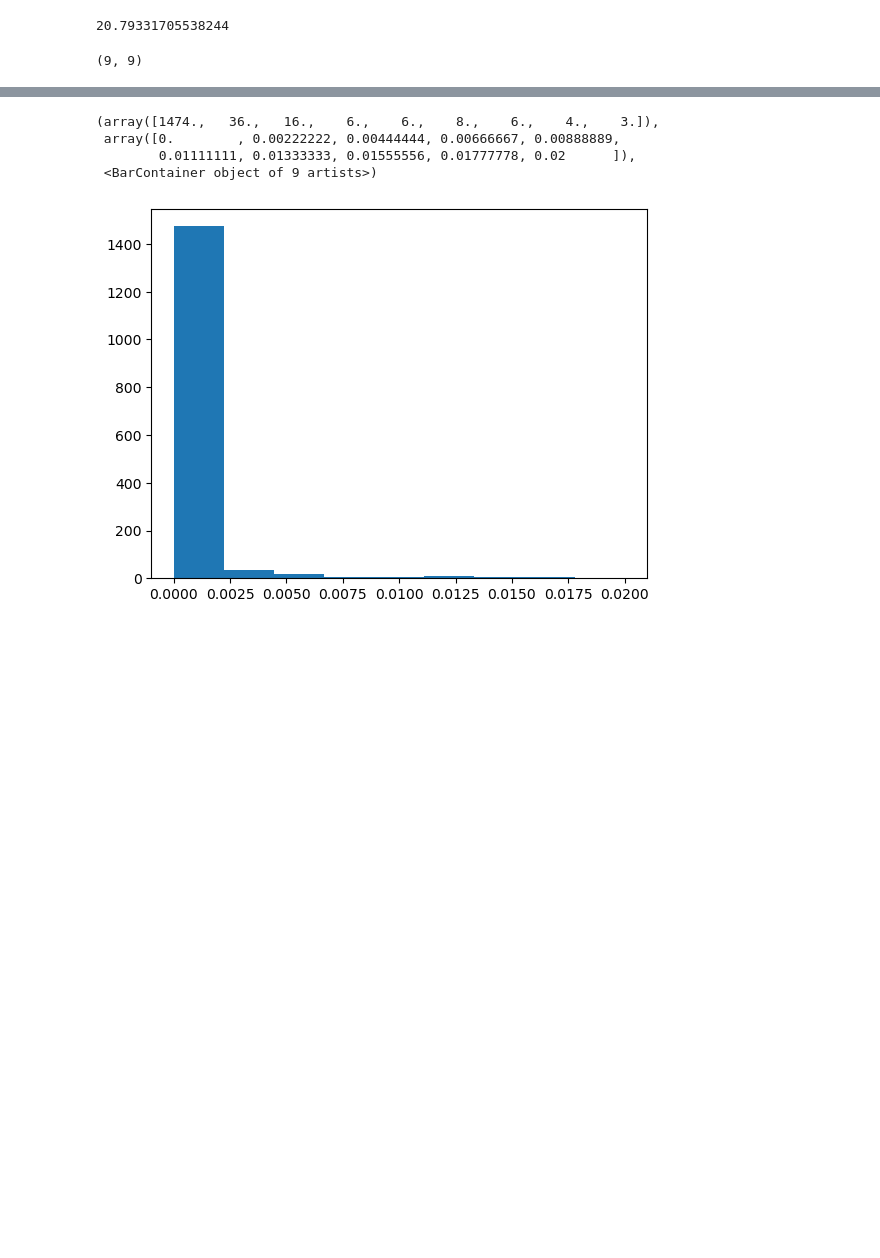
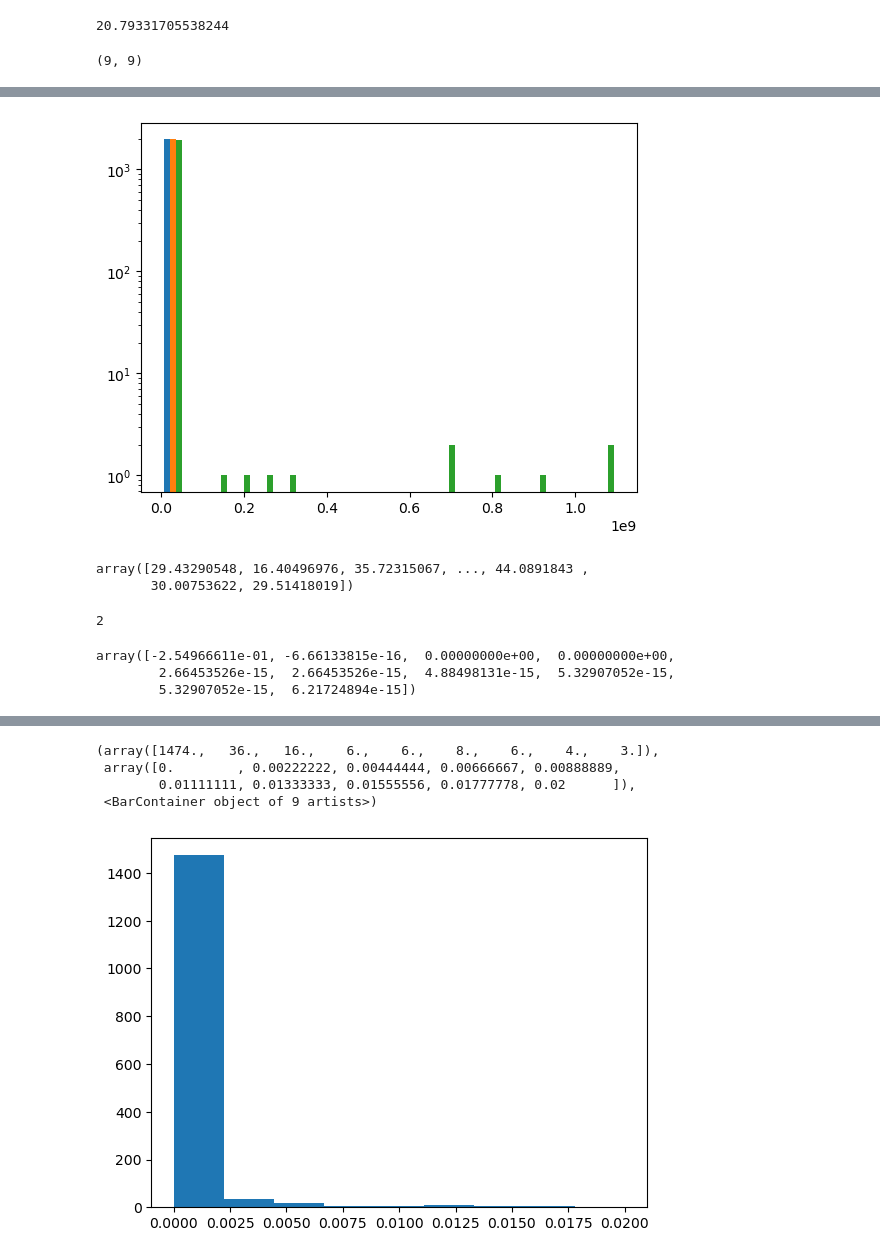
Before and after one commit to youtao1999/CT_MPS, a Jupyter notebook: FM_coherence.ipynb, the cells around one changed output, grey strips where cells are left out. Cells and saved outputs as stored; diff of their text form; code cells hidden in the pictures; blank space fills up the shorter version.

```diff
--- a/FM_coherence.ipynb
+++ b/FM_coherence.ipynb
@@ -45,12 +45,23 @@ np.array(data['coh_mat']).shape
 # %% [output]
 (9, 9)
 # %%
-L=30
+L=60
 params_list=[
 # ({'nu':0,'de':1,},{'L':np.arange(10,31,10),'p_ctrl':[0.4,.5,0.59],'p_proj':np.linspace(0.0,0.0,1),'s':np.arange(0,20)}),
 # ({'nu':0,'de':1,},{'L':np.arange(10,31,10),'p_ctrl':[.5,0.4,0.59],'p_proj':np.linspace(0.0,0.0,1),'s':np.arange(0,2000)}),
 # ({'nu':0,'de':1,},{'s':np.arange(0,2000),'L':[L],'p_ctrl':[0.4,0.45,0.47,0.49,0.5,0.51,0.53,0.55,0.6],'p_proj':np.linspace(0.0,0.0,1),}),
-({'nu':0,'de':1,},{'s':np.arange(0,2000),'L':[L],'p_ctrl':[0.5],'p_proj':np.linspace(0.0,0.0,1),}),
+# ({'nu':0,'de':1,},{'s':np.arange(0,2000),'L':[L],'p_ctrl':[0.4,0.45,0.47,0.49,0.5,0.51,0.53,0.55,0.6],'p_proj':np.linspace(0.0,0.0,1),}),
+
+# ({'nu':0,'de':1},{'s':np.arange(0,2000),'L':[L],'p_ctrl':[0.4,0.45,0.47,0.49,0.5,0.51,0.53,0.55,0.6],'p_proj':np.linspace(0.0,0.0,1),'maxbond':[30,60,120]}),
+# ({'nu':0,'de':1},{'s':np.arange(0,2000),'L':[L],'p_ctrl':[0.5],'p_proj':np.linspace(0.0,0.0,1),'maxbond':[30,60,120,200],'t':[2]}),
+
+# ({'nu':0,'de':1},{'s':np.arange(0,2000),'L':[L],'p_ctrl':[0.5,0.51,0.53,0.55,0.6],'p_proj':np.linspace(0.0,0.0,1),'maxbond':[120,400,1200,4000],'t':[2]}),
+# 0.4,0.45,
+#
+# ({'nu':0,'de':1},{'s':np.arange(00000,2000),'L':[L],'p_ctrl':[0.45,0.47,0.49,0.5,0.51,0.53,0.55,0.6,0.65,0.7,0.8,0.9],'p_proj':np.linspace(0.0,0.0,1),'maxbond':[30,60,120,400,1200,4000],'t':[2]}),
+({'nu':0,'de':1},{'s':np.arange(00000,2000),'L':[L],'p_ctrl':[0.5,0.51,0.53,0.55,0.6],'p_proj':np.linspace(0.0,0.0,1),'maxbond':[4000],'t':[2]}),
+# 0.65,0.7,0.8,0.9
+# 30,60,120,400,1200,4000
 # ({'nu':0,'de':1,},{'p_ctrl':np.linspace(0.4,0.6,21),'p_proj':np.linspace(0.0,0.0,1),'s':np.arange(2000),'L':np.arange(20,61,10)}),
 # ({'nu':0,'de':1,},{'p_ctrl':[0.4,0.5,0.59],'p_proj':np.linspace(0.0,0.0,1),'s':np.arange(10000),'L':np.arange(20,61,10)}),
 ]
@@ -59,10 +74,14 @@ for fixed_params,vary_params in params_list:
     data_MPS_0_T_dict=generate_params(
         fixed_params=fixed_params,
         vary_params=vary_params,
-        fn_template='MPS_({nu},{de})_L{L}_pctrl{p_ctrl:.3f}_pproj{p_proj:.3f}_s{s}_coherence.json',
-        fn_dir_template=f'./MPS_0-1_coherence_x01_L{L}_maxbond60',
+        # fn_template='MPS_({nu},{de})_L{L}_pctrl{p_ctrl:.3f}_pproj{p_proj:.3f}_mb{maxbond}_s{s}_coherence.json',
+        fn_template='MPS_({nu},{de})_L{L}_pctrl{p_ctrl:.3f}_pproj{p_proj:.3f}_mb{maxbond}_t{t:.1f}_s{s}_coherence.json',
+        # fn_dir_template=f'./MPS_0-1_coherence_x01_L{L}_maxbond60',
+        fn_dir_template=f'./MPS_0-1_coherence_x01_L{L}',
+        # fn_dir_template=f'./MPS_0-1_coherence_x01_L{L}_randinit',
+        # fn_dir_template=f'./MPS_0-1_coherence_x01_L{L}_dense',
         # _maxbond30
-        input_params_template='{p_ctrl:.3f},{p_proj:.3f},{L},{s}',
+        input_params_template='{p_ctrl:.3f},{p_proj:.3f},{L},{maxbond},{t:.1f},{s}',
         load_data=load_json,
         filename=f'params_CT_MPS_0_coherence_L{L}.txt',
         filelist=None,
@@ -91,7 +110,9 @@ for fixed_params,vary_params in params_list:
     data_MPS_0_T_dict=generate_params(
         fixed_params=fixed_params,
         vary_params=vary_params,
-        fn_template='MPS_({nu},{de})_L{L}_pctrl{p_ctrl:.3f}_pproj{p_proj:.3f}_s{s}_coherence.json',
+        # fn_template='MPS_({nu},{de})_L{L}_pctrl{p_ctrl:.3f}_pproj{p_proj:.3f}_s{s}_coherence.json',
+        # fn_template='MPS_({nu},{de})_L{L}_pctrl{p_ctrl:.3f}_pproj{p_proj:.3f}_mb{maxbond}_s{s}_coherence.json',
+        fn_template='MPS_({nu},{de})_L{L}_pctrl{p_ctrl:.3f}_pproj{p_proj:.3f}_mb{maxbond}_t{t:.1f}_s{s}_coherence.json',
         fn_dir_template='./',
         input_params_template='',
         load_data=load_zip_json,
@@ -102,6 +123,11 @@ for fixed_params,vary_params in params_list:
         # data_dict_file='xj({nu},{de})_coherence.pickle',
         # zip_fn='./MPS_0-1_coherence.zip'
         # zip_fn=f'./MPS_0-1_coherence_x01_L{L}.zip'
-        zip_fn=f'./MPS_0-1_coherence_x01_L{L}_maxbond60.zip'
+        # zip_fn=f'./MPS_0-1_coherence_x01_L{L}_maxbond30.zip'
+        # zip_fn=f'./MPS_0-1_coherence_x01_L{L}_bak.zip'
+        zip_fn=f'./MPS_0-1_coherence_x01_L{L}.zip'
+        # zip_fn=f'./MPS_0-1_coherence_x01_L{L}_randinit.zip'
+        # zip_fn=f'./MPS_0-1_coherence_x01_L{L}_dense.zip'
     )
-df_MPS_0_T_60=convert_pd(data_MPS_0_T_dict,names=['Metrics','p_ctrl','L','p_proj','seed'])
+# df_MPS_0_T=convert_pd(data_MPS_0_T_dict,names=['Metrics','p_ctrl','L','p_proj','maxbond','seed'])
+df_MPS_0_T=convert_pd(data_MPS_0_T_dict,names=['Metrics','t','p_ctrl','L','p_proj','maxbond','seed'])
@@ -107,0 +237,20 @@ df_MPS_0_T_60=convert_pd(data_MPS_0_T_dict,names=['Metrics','p_ctrl','L','p_proj
+# %%
+plt.hist(coh, bins=20)
+plt.yscale('log')
+# %% [output]
+[figure, added]
+# %%
+np.log2(np.hstack(coh['observations']))
+# %% [output]
+array([29.43290548, 16.40496976, 35.72315067, ..., 44.0891843 ,
+       30.00753622, 29.51418019])
+# %%
+np.isnan(np.log2(np.hstack(coh['observations']))).sum()
+# %% [output]
+2
+# %%
+(np.sort(np.hstack(coh['observations'])))[:10]
+# %% [output]
+array([-2.54966611e-01, -6.66133815e-16,  0.00000000e+00,  0.00000000e+00,
+        2.66453526e-15,  2.66453526e-15,  4.88498131e-15,  5.32907052e-15,
+        5.32907052e-15,  6.21724894e-15])
```
Also changed, not shown: parts of 116 cells of this notebook, 2 other files.
